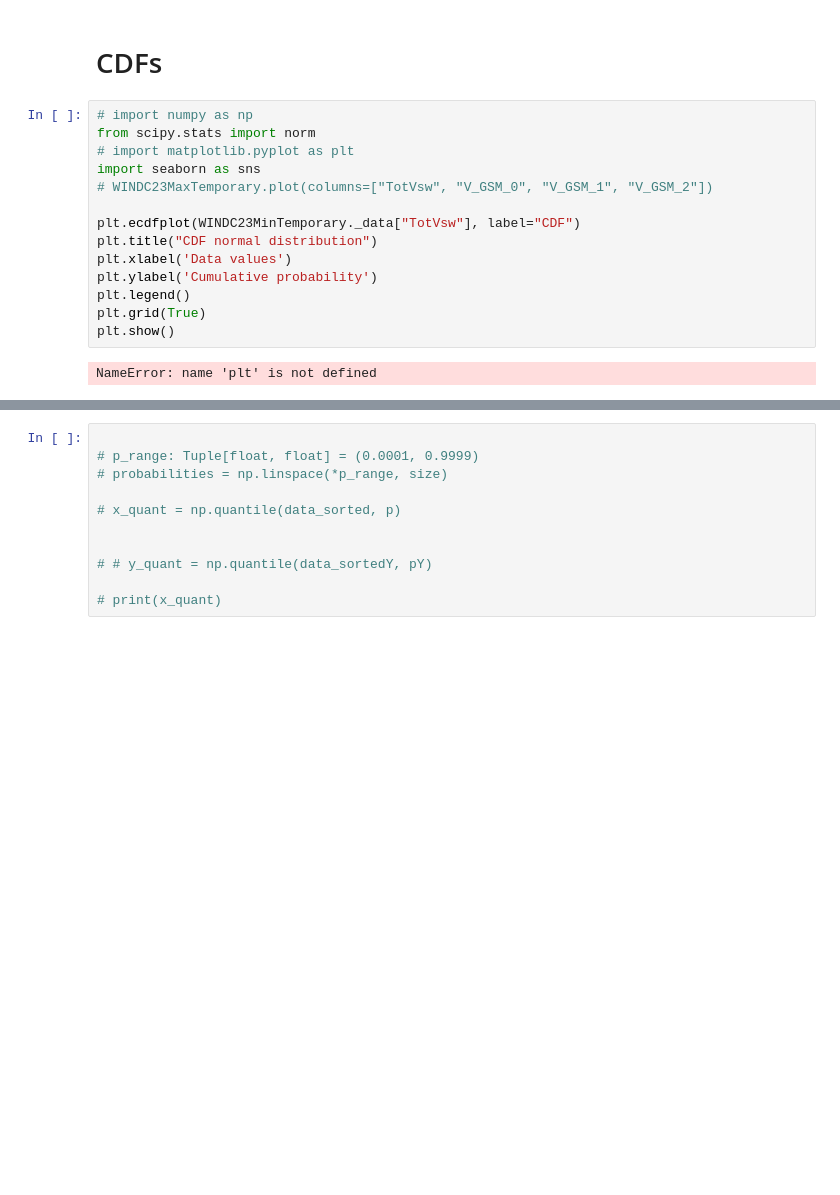
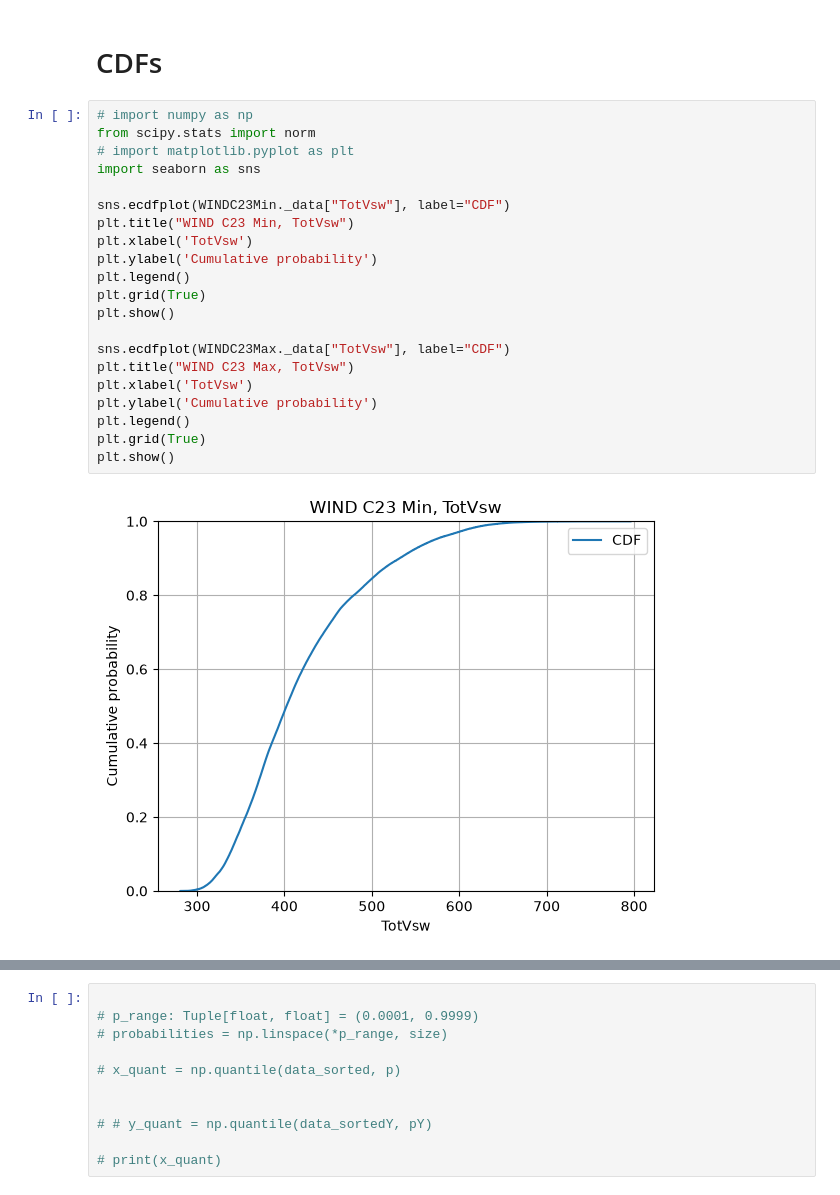
Before and after one commit to rahyndman/SolarWindCode, a Jupyter notebook: PlottingData.ipynb, the cells around one changed output, grey strips where cells are left out. Drawn from its saved outputs; the diff is of its cells as text; blank space fills up the shorter version.

```diff
--- a/PlottingData.ipynb
+++ b/PlottingData.ipynb
@@ -441,16 +434,23 @@ print(WINDC24MaxTemporary._data["GAP_FLAG"].unique())
 # %%
 # import numpy as np
 from scipy.stats import norm
 # import matplotlib.pyplot as plt
 import seaborn as sns
-# WINDC23MaxTemporary.plot(columns=["TotVsw", "V_GSM_0", "V_GSM_1", "V_GSM_2"])
 
-plt.ecdfplot(WINDC23MinTemporary._data["TotVsw"], label="CDF")
-plt.title("CDF normal distribution")
-plt.xlabel('Data values')
+sns.ecdfplot(WINDC23Min._data["TotVsw"], label="CDF")
+plt.title("WIND C23 Min, TotVsw")
+plt.xlabel('TotVsw')
 plt.ylabel('Cumulative probability')
 plt.legend()
 plt.grid(True)
 plt.show()
+
+sns.ecdfplot(WINDC23Max._data["TotVsw"], label="CDF")
+plt.title("WIND C23 Max, TotVsw")
+plt.xlabel('TotVsw')
+plt.ylabel('Cumulative probability')
+plt.legend()
+plt.grid(True)
+plt.show()
 # %% [output]
-NameError: name 'plt' is not defined
+[figure, added]
```
Also changed, not shown: parts of 18 cells of this notebook, 6 other files.
